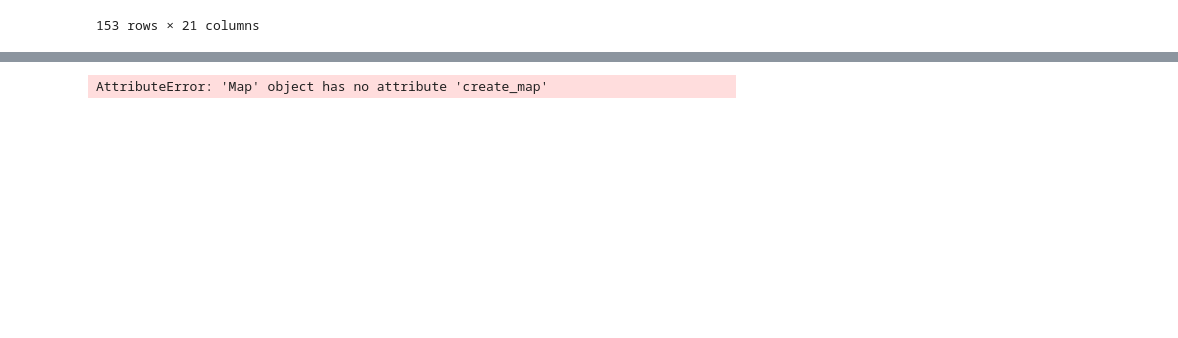
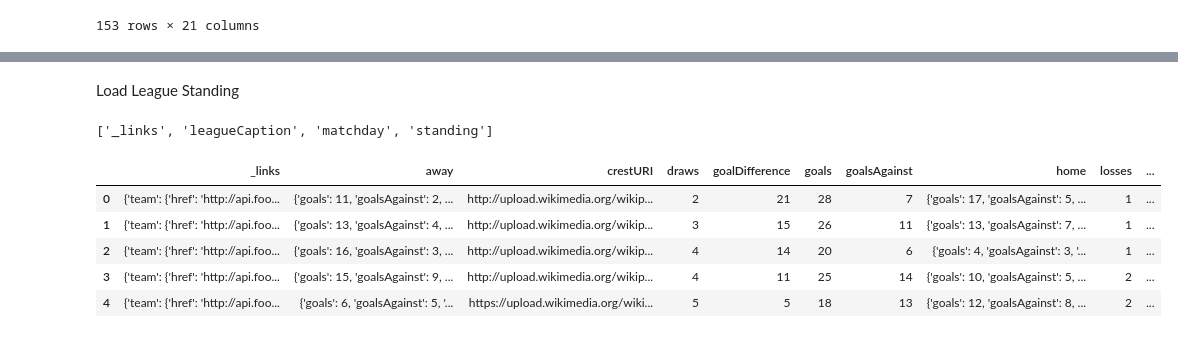
Before and after one commit to lucasjellema/jupyter-notebook-eredivisie, a Jupyter notebook: EredivisieResults_2016_2017.ipynb, the cells around one changed output, grey strips where cells are left out. Cells and saved outputs as stored; diff of their text form; code cells hidden in the pictures; blank space fills up the shorter version.

Commit message:
start with standings

```diff
--- a/EredivisieResults_2016_2017.ipynb
+++ b/EredivisieResults_2016_2017.ipynb
@@ -275,6 +275,24 @@ fixtures_map
 # %% [output]
 [interactive output not drawn]
 # %%
-fixtures_map.create_map(path='fixtures-map.html')
+fixtures_map.save('fixtures-map.html')
-# %% [output]
-AttributeError: 'Map' object has no attribute 'create_map'
+# %% [markdown]
+Load League Standing
+# %%
+leageStandingURL ="http://api.football-data.org/v1/competitions/433/leagueTable?matchday=12";
+l = json.loads(requests.get(leageStandingURL).text)
+
+list(l.keys())
+# %% [output]
+['_links', 'leagueCaption', 'matchday', 'standing']
+# %%
+standing = pandas.DataFrame(l["standing"])
+standing['matchDay'] = 12
+standing.head(5)
+# %% [output]
+|  | _links | away | crestURI | draws | goalDifference | goals | goalsAgainst | home | losses | ... |
+| 0 | {'team': {'href': 'http://api.foo... | {'goals': 11, 'goalsAgainst': 2, ... | http://upload.wikimedia.org/wikip... | 2 | 21 | 28 | 7 | {'goals': 17, 'goalsAgainst': 5, ... | 1 | ... |
+| 1 | {'team': {'href': 'http://api.foo... | {'goals': 13, 'goalsAgainst': 4, ... | http://upload.wikimedia.org/wikip... | 3 | 15 | 26 | 11 | {'goals': 13, 'goalsAgainst': 7, ... | 1 | ... |
+| 2 | {'team': {'href': 'http://api.foo... | {'goals': 16, 'goalsAgainst': 3, ... | http://upload.wikimedia.org/wikip... | 4 | 14 | 20 | 6 | {'goals': 4, 'goalsAgainst': 3, '... | 1 | ... |
+| 3 | {'team': {'href': 'http://api.foo... | {'goals': 15, 'goalsAgainst': 9, ... | http://upload.wikimedia.org/wikip... | 4 | 11 | 25 | 14 | {'goals': 10, 'goalsAgainst': 5, ... | 2 | ... |
+| 4 | {'team': {'href': 'http://api.foo... | {'goals': 6, 'goalsAgainst': 5, '... | https://upload.wikimedia.org/wiki... | 5 | 5 | 18 | 13 | {'goals': 12, 'goalsAgainst': 8, ... | 2 | ... |
```
